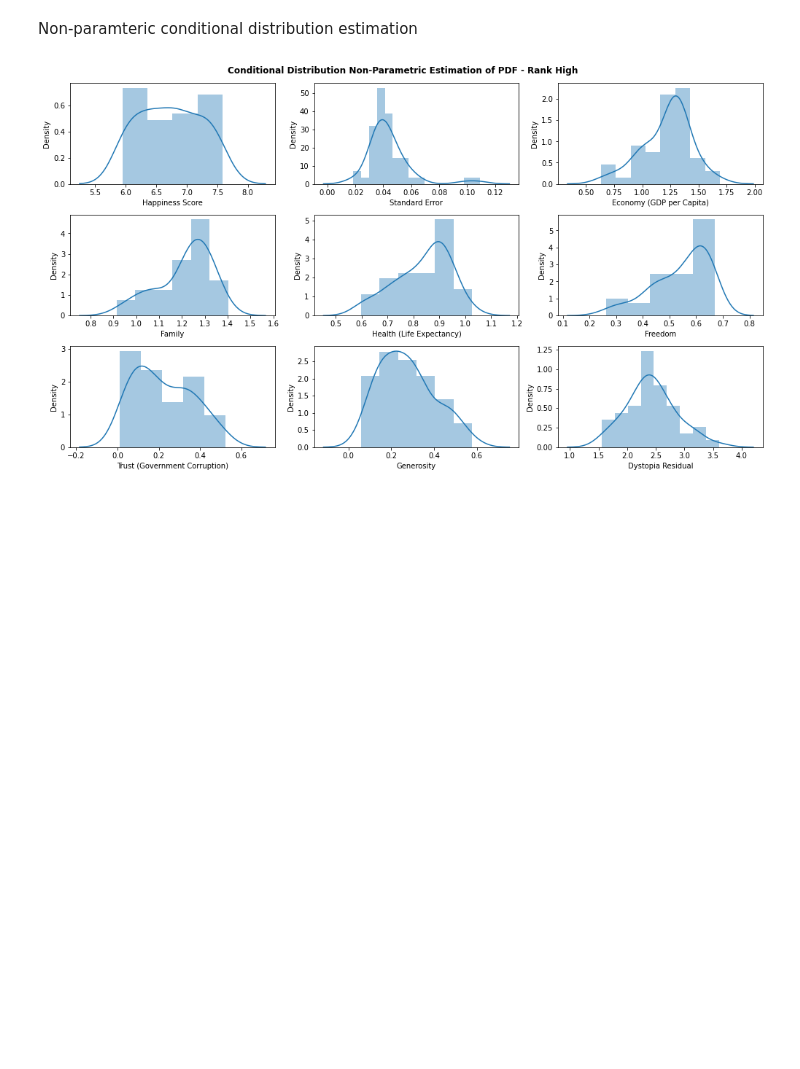
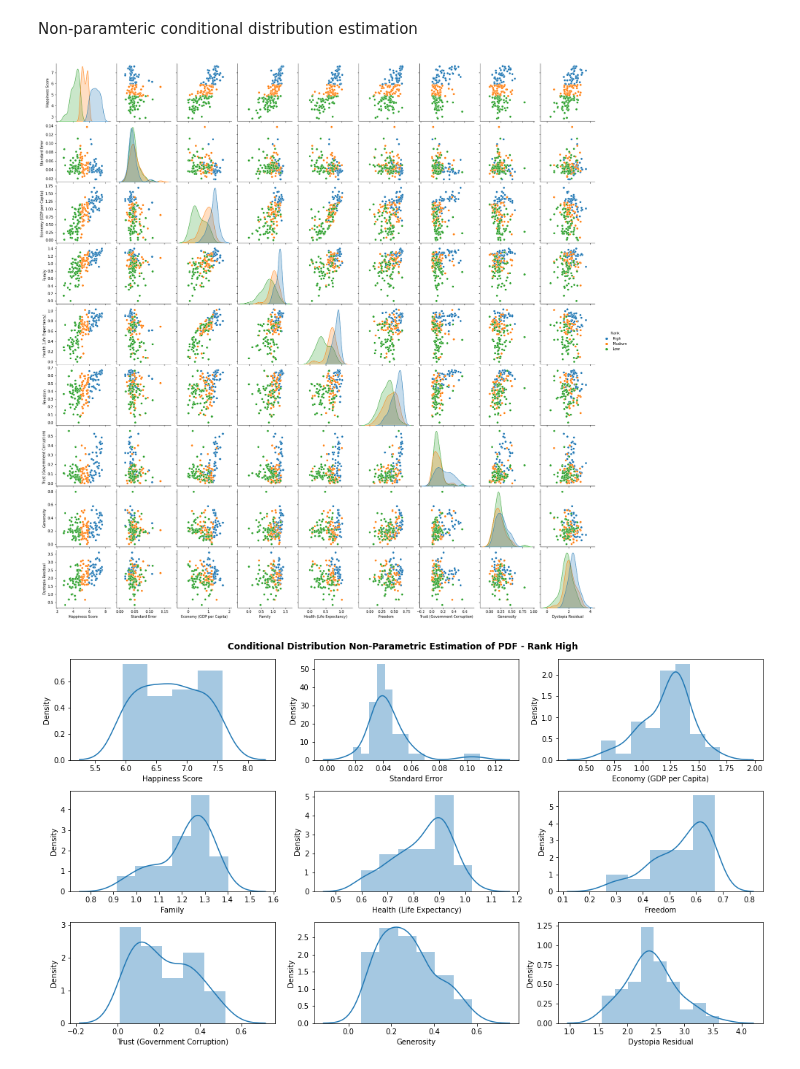
Before and after one commit to affand20/m2m-labs, a Jupyter notebook: lab2.ipynb, the cells around one changed output. Saved outputs shown, nothing was run; the diff lists cells and outputs as text; code cells hidden in the pictures; blank space fills up the shorter version.

```diff
--- a/lab2.ipynb
+++ b/lab2.ipynb
@@ -133,6 +140,14 @@ df_happiness.head()
 | 4 | Canada | North America | 5 | 7.427 | 0.03553 | 1.32629 | 1.32261 | ... |
 # %% [markdown]
 Non-paramteric conditional distribution estimation
+# %%
+# columns to plot
+columns = list(df_happiness.columns[3:])
+
+sns.pairplot(df_happiness[columns], hue='Rank', diag_kind='kde')
+plt.show()
+# %% [output]
+[figure, added]
 # %%
 # initiate figure
 fig, ax = plt.subplots(3, 3, figsize=(14,8))
```
Also changed, not shown: parts of 19 cells of this notebook, 9 other files.
